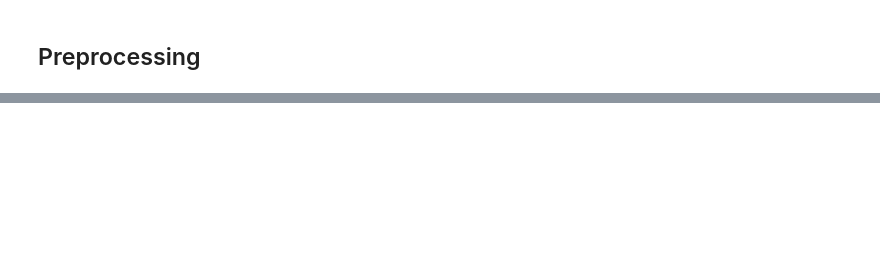
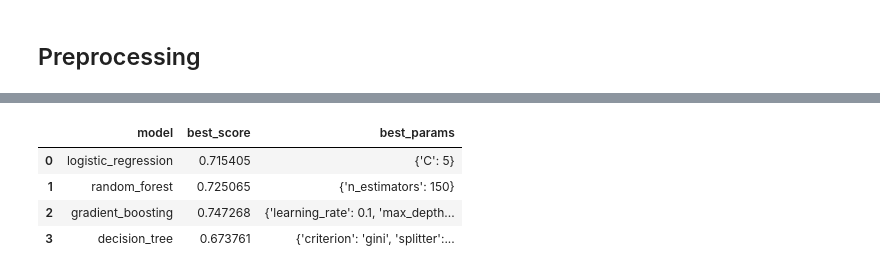
Before and after one commit to Leander-Antony/DataScience, a Jupyter notebook: MachineLearning/Classificaton/Spaceship-Titanic(Classification).ipynb, the cells around one changed output, grey strips where cells are left out. Drawn from its saved outputs; the diff is of its cells as text; code cells hidden in the pictures; blank space fills up the shorter version.

```diff
--- a/MachineLearning/Classificaton/Spaceship-Titanic(Classification).ipynb
+++ b/MachineLearning/Classificaton/Spaceship-Titanic(Classification).ipynb
@@ -241,0 +254,13 @@ train.head()
+# %%
+from sklearn.impute import SimpleImputer
+
+# Assuming 'train' is your DataFrame containing data with 'Age' and 'Age_imputed'
+
+# Create a binary indicator for missing values in 'Age'
+train['Age_missing'] = train['Age'].isnull().astype(int)
+
+# Impute missing values in 'Age' with median
+imputer = SimpleImputer(strategy='median')
+train['Age_imputed'] = imputer.fit_transform(train[['Age']])
+# %%
+train['Age'] = train['Age'].fillna(-1)
@@ -241,0 +286,3 @@ train.head()
+# %%
+X = train.drop(['Transported'], axis=1)
+y = train.pop("Transported")
@@ -241,0 +327,22 @@ train.head()
+# %%
+# Initialize the k-fold cross-validation
+kfold = KFold(n_splits=5, shuffle=True, random_state=42)
+
+# List to store the results
+scores = []
+
+# Iterate over each model in model_params
+for model_name, mp in model_params.items():
+    clf = GridSearchCV(mp['model'], mp['params'], cv=kfold, return_train_score=False, error_score='raise')
+    clf.fit(X, y)
+    scores.append({
+        'model': model_name,
+        'best_score': clf.best_score_,
+        'best_params': clf.best_params_
+    })
+
+# Create a DataFrame from the scores list
+best_model = pd.DataFrame(scores, columns=['model', 'best_score', 'best_params'])
+
+# Print or return the best models and their parameters
+print(best_model)
@@ -241,0 +361,8 @@ train.head()
+# %%
+best_model
+# %% [output]
+|  | model | best_score | best_params |
+| 0 | logistic_regression | 0.715405 | {'C': 5} |
+| 1 | random_forest | 0.725065 | {'n_estimators': 150} |
+| 2 | gradient_boosting | 0.747268 | {'learning_rate': 0.1, 'max_depth... |
+| 3 | decision_tree | 0.673761 | {'criterion': 'gini', 'splitter':... |
```
Also changed, not shown: parts of 10 cells of this notebook, 3 other files.
